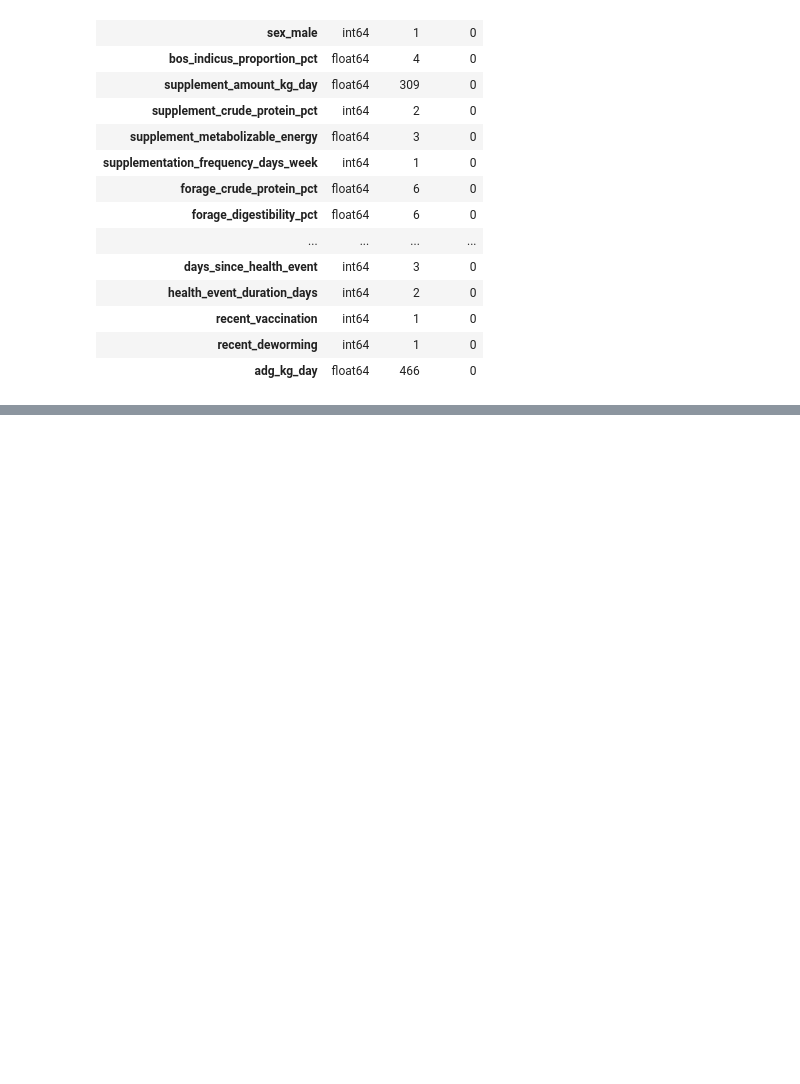
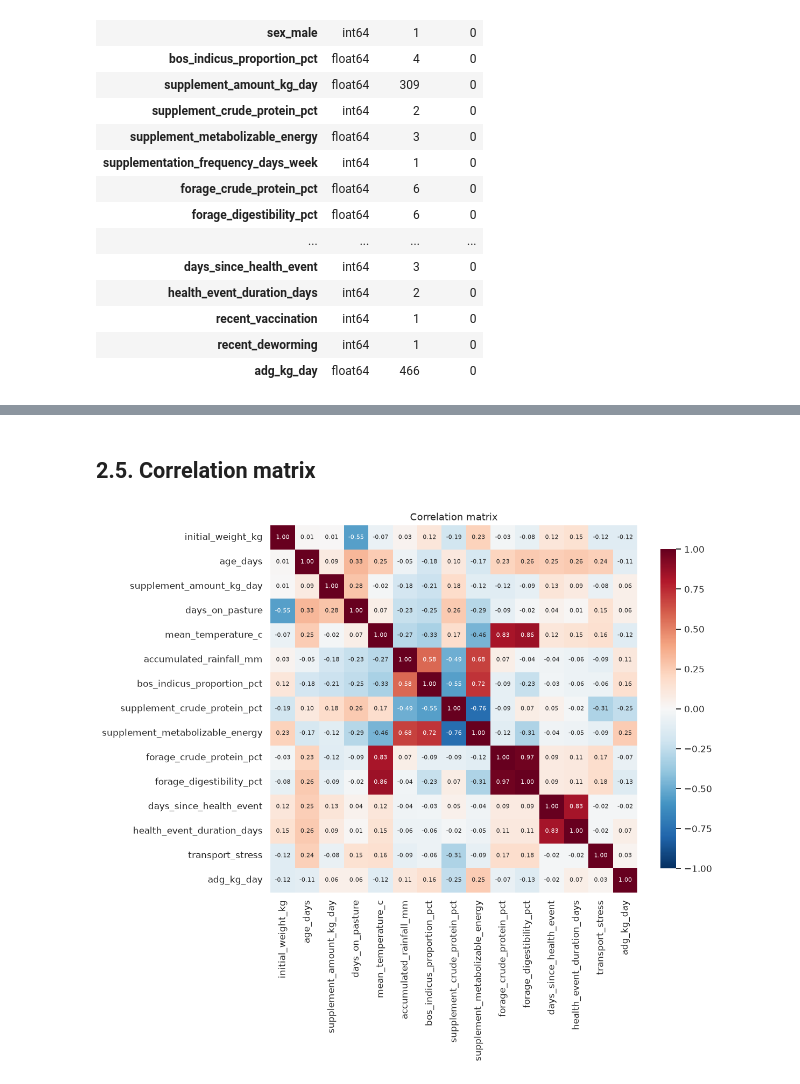
Before and after one commit to eulergomees/dnn_cattle_weight_gain, a Jupyter notebook: cattle_gmd_dnn.ipynb, the cells around one changed output, grey strips where cells are left out. Saved outputs shown, nothing was run; the diff lists cells and outputs as text; code cells hidden in the pictures; blank space fills up the shorter version.

```diff
--- a/cattle_gmd_dnn.ipynb
+++ b/cattle_gmd_dnn.ipynb
@@ -90,0 +144,13 @@ Variables: 20
+# %% [markdown]
+## 2.5. Correlation matrix
+# %%
+corr_cols = cont_cols + cat_cols + bin_cols + [TARGET]
+corr = df[corr_cols].corr()
+size = min(1 + 0.6 * len(corr_cols), 13)
+fig, ax = plt.subplots(figsize=(size, size))
+sns.heatmap(corr, annot=True, fmt=".2f", cmap="RdBu_r", center=0,
+            vmin=-1, vmax=1, square=True, cbar_kws={"shrink": .7},
+            annot_kws={"size": 7}, ax=ax)
+ax.set_title("Correlation matrix"); plt.show()
+# %% [output]
+[figure, added]
```
Also changed, not shown: parts of 10 cells of this notebook.
